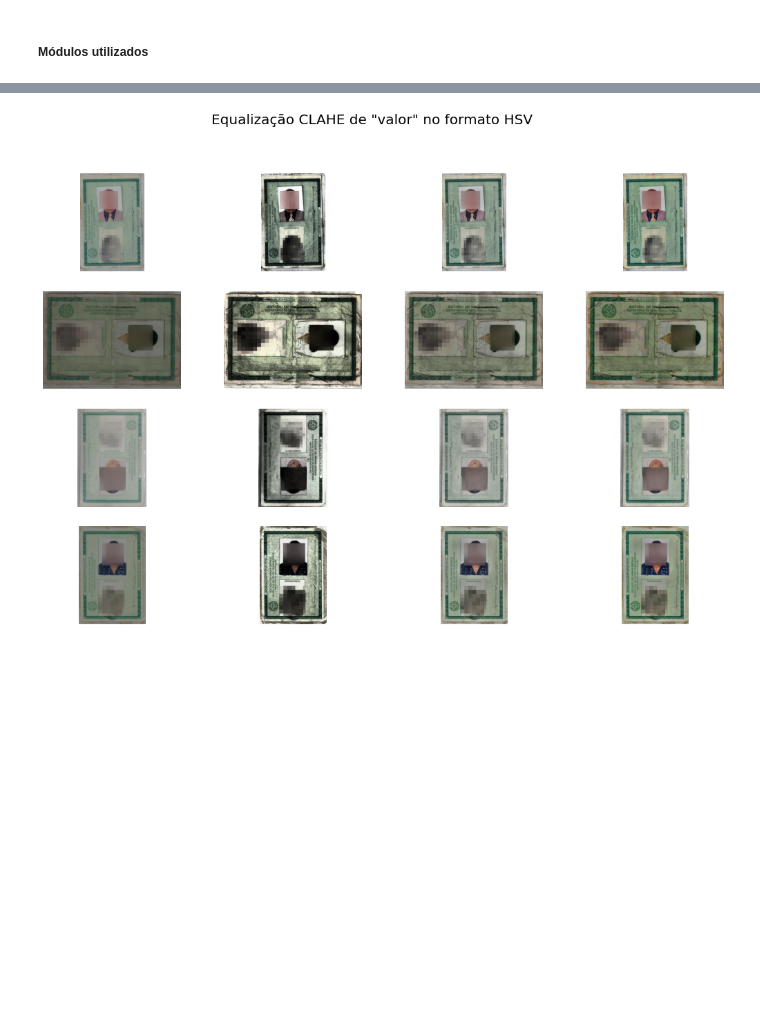
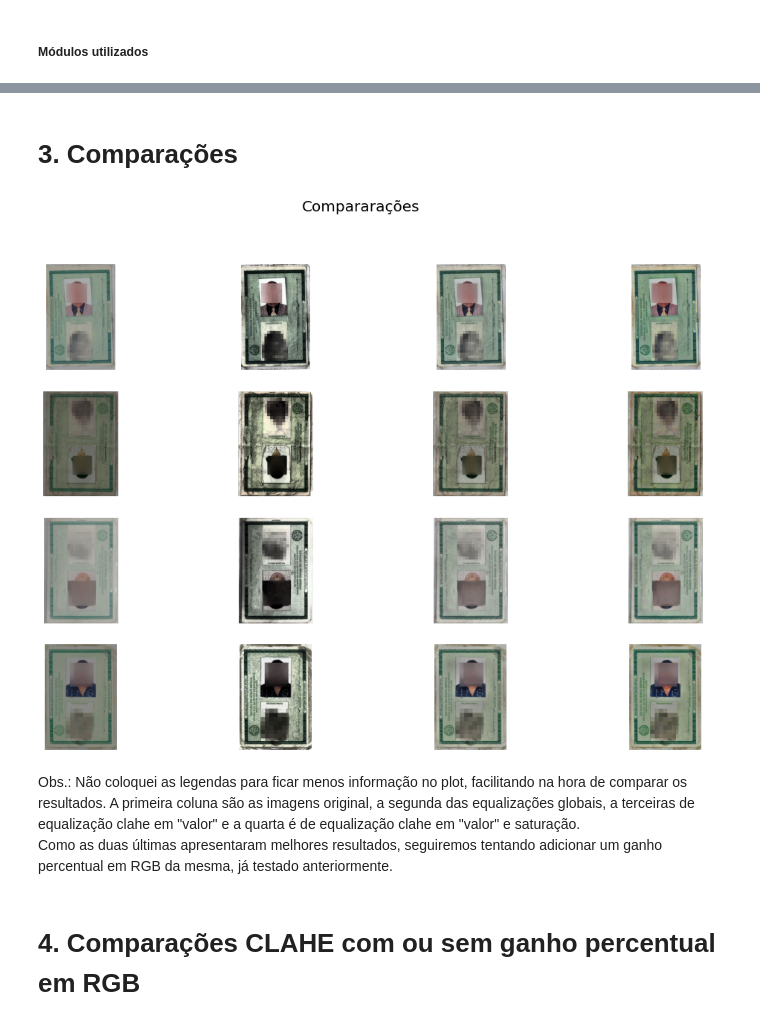
Before and after one commit to eduardocassimiro/mandacaru.dev, a Jupyter notebook: desafio-1/testes-de-hipotese/Teste de Hipótese 1.6 - Equalização de 'valor' de HSV e ganho em RGB.ipynb, the cells around one changed output, grey strips where cells are left out. Saved outputs shown, nothing was run; the diff lists cells and outputs as text; code cells hidden in the pictures; blank space fills up the shorter version.

```diff
--- a/desafio-1/testes-de-hipotese/Teste de Hipótese 1.6 - Equalização de 'valor' de HSV e ganho em RGB.ipynb
+++ b/desafio-1/testes-de-hipotese/Teste de Hipótese 1.6 - Equalização de 'valor' de HSV e ganho em RGB.ipynb
@@ -138,5 +47,0 @@ for k in documentos:    # Laço iterando sobre a lista de nomes
-# %%
-hls_ruins = [] # Lista para salvar as imagens para utiliza-las mais na frente
-for k in documentos:    # Laço iterando sobre a lista de nomes
-    for i in range(0,7):   # Laço para normalizar todos os histogramas do referido documento da vez
-        hls_ruins.append(cv2.cvtColor(cv2.imread('amostras_ruins/'+k+'/'+k+' ('+str(i+1)+').jpg'), cv2.COLOR_BGR2HLS))
@@ -197,23 +47,0 @@ plt.show();
-# %%
-# Plot para visualizar a diferenças das médias de saturação de cada tipo de documento
-
-n = len(documentos) # Número de figuras
-
-fig = plt.figure(figsize=(16,8))
-
-for i in range(n): # Laço para automatizar as plotagens
-    fig.add_subplot(2,2,i+1) # Adiciona um novo subplot em cada iteração
-
-    # Plot das médias de saturação das amostras
-    plt.plot(list(range(20)), media_lig_bons[20*i:20*(i+1)], c='steelblue') # [20*i:20*(i+1)] iterar sobre a porção de cada
-    plt.plot(list(range(7)), media_lig_ruins[7*i:7*(i+1)], c='hotpink')   # tipo de documento
-
-    # Plot da média final de cada tipo de documento em forma de linha
-    plt.axhline(media_lig_final_ruins[i], c='hotpink')
-    plt.axhline(media_lig_final_bons[i], c='steelblue')
-
-    plt.title(documentos[i])
-
-fig.legend(['Amostra Boa','Amostra Ruim'], loc='center right')
-fig.suptitle('Média de Brilho das Amostras Boas e Ruins (HLS)', fontsize=20)
-plt.show();
@@ -226,11 +47,0 @@ Podemos ver que o brilho e a saturação do HLS são os mesmo valores de satura
-# %%
-# Calculando a média total de saturação de cada tipo de documento
-media_val__ruins = []
-media_val__bons = []
-
-for i in range(len(documentos)):
-    media_val__ruins.append(np.mean(media_val_ruins[7*i:7*(i+1)]))
-    media_val__bons.append(np.mean(media_val_bons[20*i:20*(i+1)]))
-
-media_val_final_ruins = np.mean(media_val__ruins)
-media_val_final_bons = np.mean(media_val__bons)
@@ -293,3 +96,5 @@ plt.show();
+# %% [markdown]
+# 3. Comparações
 # %%
 n = len(docs_ruins[0:4])
 
@@ -300,35 +105,40 @@ clahe2 = cv2.createCLAHE(clipLimit=2.0, tileGridSize=(20,20))
 
 for i in range(0,len(docs_ruins[0:4])):
     fig.add_subplot(n,4,(i*3)+1+i)
     plt.imshow(cv2.cvtColor(docs_ruins[i], cv2.COLOR_HSV2RGB))
     #plt.title('original')
     plt.axis('off')
 
     H, S, V =  cv2.split(docs_ruins[i])
 
     V_eqg = cv2.equalizeHist(V)
     fig.add_subplot(n,4,(i*3)+2+i)
     plt.imshow(cv2.cvtColor(cv2.merge([H, S, V_eqg]), cv2.COLOR_HSV2RGB))
     #plt.title('clahe(v)')
     plt.axis('off')
 
     S_eq = clahe2.apply(S)
     V_eq = clahe.apply(V)
 
     fig.add_subplot(n,4,(i*3)+3+i)
     plt.imshow(cv2.cvtColor(cv2.merge([H, S, V_eq]), cv2.COLOR_HSV2RGB))
     #plt.title('clahe(v)')
     plt.axis('off')
 
     fig.add_subplot(n,4,(i*3)+4+i)
     plt.imshow(cv2.cvtColor(cv2.merge([H, S_eq, V_eq]), cv2.COLOR_HSV2RGB))
     #plt.title('clahe(s,v)')
     plt.axis('off')
 
-fig.suptitle('Equalização CLAHE de "valor" no formato HSV', fontsize=20)
+fig.suptitle('Compararações', fontsize=20)
 plt.show();
 # %% [output]
-[figure, old version]
+[figure, new version]
+# %% [markdown]
+Obs.: Não coloquei as legendas para ficar menos informação no plot, facilitando na hora de comparar os resultados. A primeira coluna são as imagens original, a segunda das equalizações globais, a terceiras de equalização clahe em "valor" e a quarta é de equalização clahe em "valor" e saturação. <br>
+Como as duas últimas apresentaram melhores resultados, seguiremos tentando adicionar um ganho percentual em RGB da mesma, já testado anteriormente.
+# %% [markdown]
+# 4. Comparações CLAHE com ou sem ganho percentual em RGB
 # %%
 n = len(docs_ruins[0:4])
 
```
Also changed, not shown: parts of 33 cells of this notebook.
